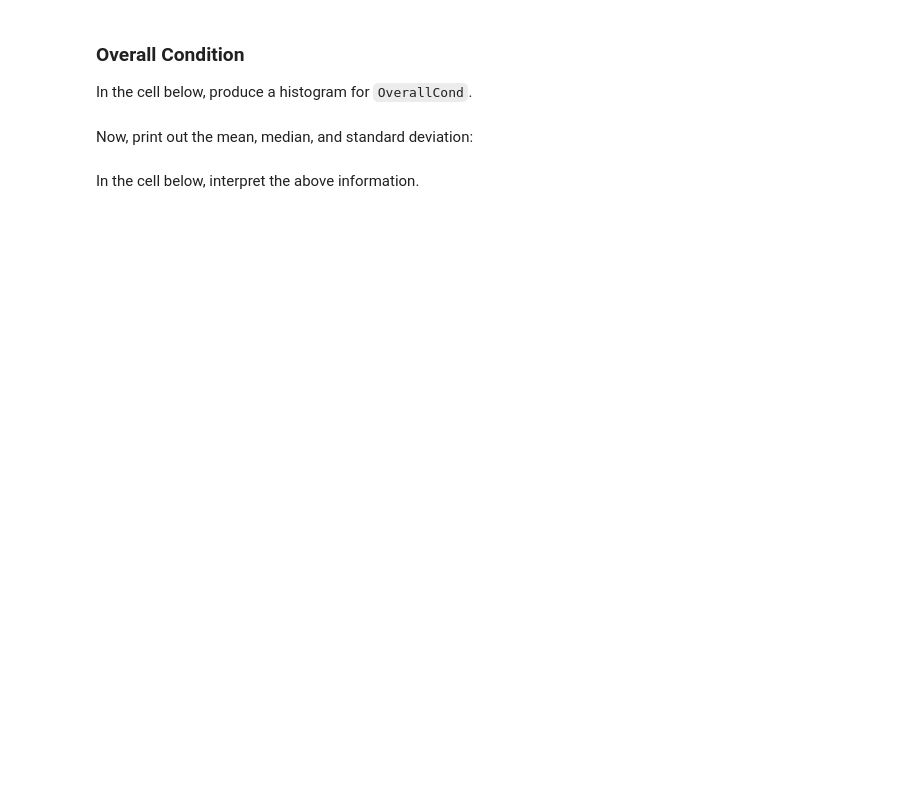
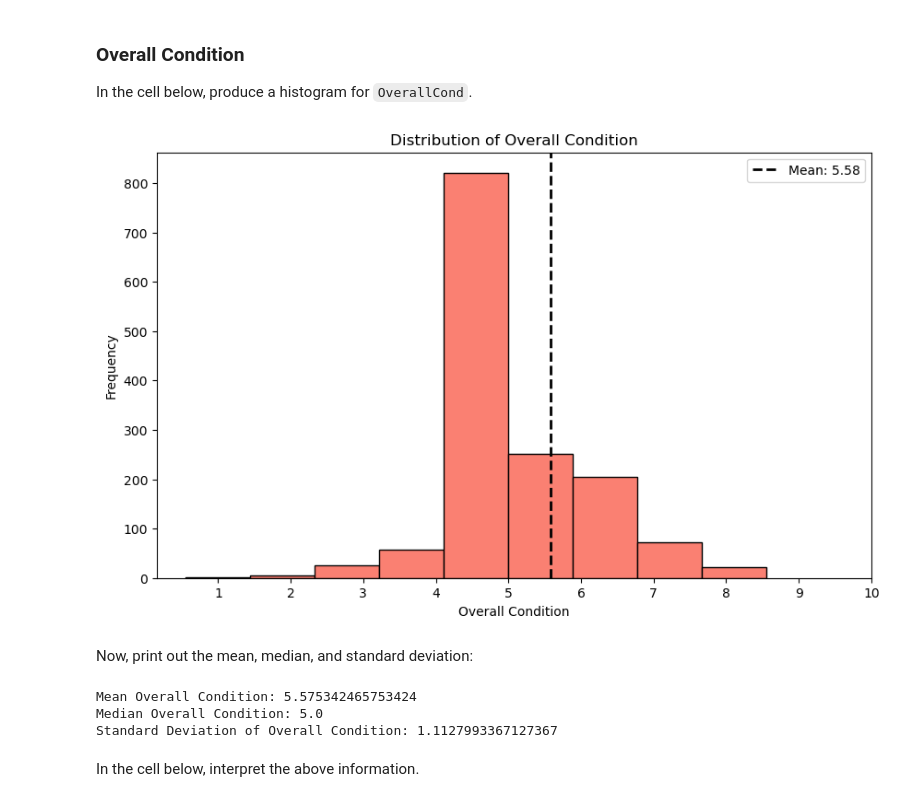
Before and after one commit to Lndanu/dsc-pandas-eda-lab, a Jupyter notebook: index.ipynb, the cells around one changed output. Saved outputs shown, nothing was run; the diff lists cells and outputs as text; code cells hidden in the pictures; blank space fills up the shorter version.

```diff
--- a/index.ipynb
+++ b/index.ipynb
@@ -166,2 +244,15 @@ In the cell below, produce a histogram for `OverallCond`.
+# %%
+# Your code here
+plt.figure(figsize=(10, 6))
+plt.hist(df['OverallCond'], bins=9, color='salmon', edgecolor='black', align='left')
+plt.axvline(df['OverallCond'].mean(), color='black', linestyle='dashed', linewidth=2, label=f"Mean: {df['OverallCond'].mean():.2f}")
+plt.title('Distribution of Overall Condition')
+plt.xlabel('Overall Condition')
+plt.ylabel('Frequency')
+plt.xticks(range(1, 11))
+plt.legend()
+plt.show()
+# %% [output]
+[figure, added]
 # %% [markdown]
 Now, print out the mean, median, and standard deviation:
@@ -170,2 +259,11 @@ Now, print out the mean, median, and standard deviation:
+# %%
+# Your code here
+print(f"Mean Overall Condition: {df['OverallCond'].mean()}")
+print(f"Median Overall Condition: {df['OverallCond'].median()}")
+print(f"Standard Deviation of Overall Condition: {df['OverallCond'].std()}")
+# %% [output]
+Mean Overall Condition: 5.575342465753424
+Median Overall Condition: 5.0
+Standard Deviation of Overall Condition: 1.1127993367127367
 # %% [markdown]
 In the cell below, interpret the above information.
```
Also changed, not shown: parts of 37 cells of this notebook.
